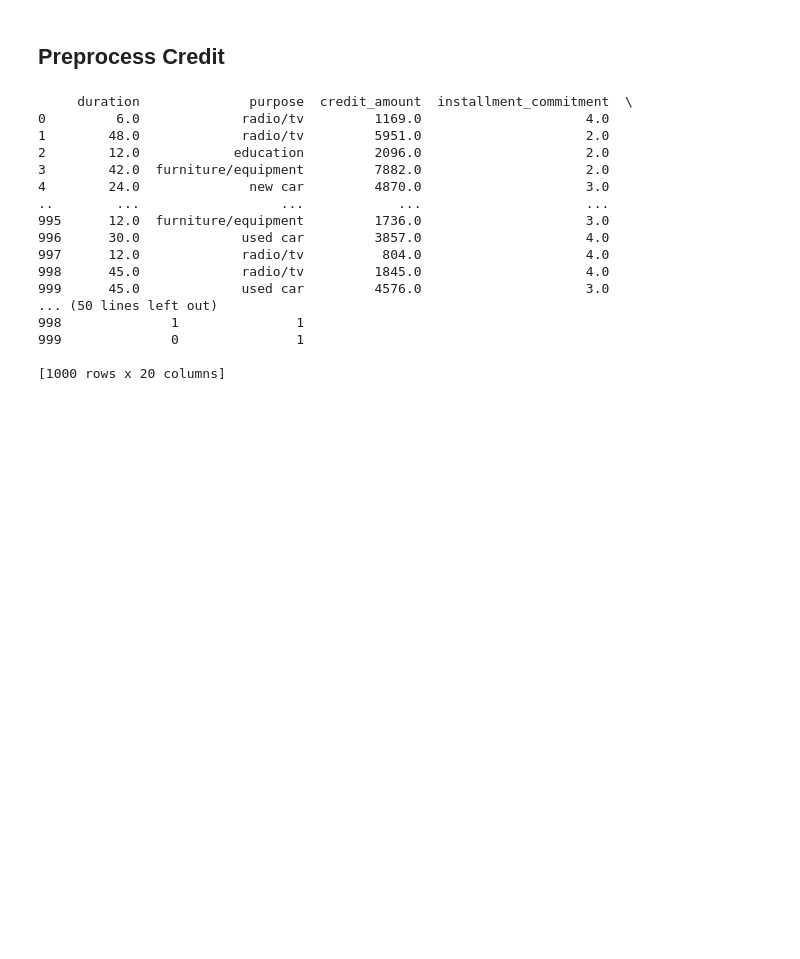
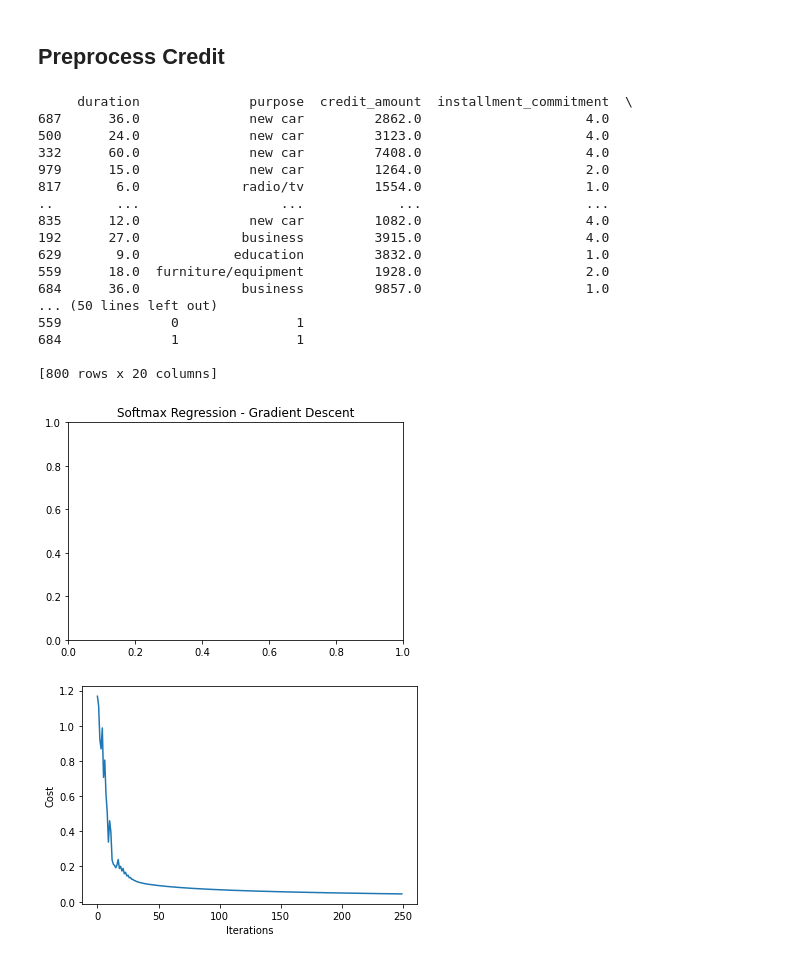
Before and after one commit to brendanmarks/project2, a Jupyter notebook: project2.ipynb, the cells around one changed output. Cells and saved outputs as stored; diff of their text form; code cells hidden in the pictures; blank space fills up the shorter version.

```diff
--- a/project2.ipynb
+++ b/project2.ipynb
@@ -14,5 +14,10 @@ digits_target = d['target']
 c = datasets.fetch_openml(name='credit-g', as_frame=True)
 credit = c['data']
 credit_target = c['target']
+
+from sklearn.model_selection import train_test_split
+digits, digits_test, digits_target, digits_target_test = train_test_split(digits, digits_target, test_size = 0.2, random_state = 0)
+
+credit, credit_test, credit_target, credit_target_test = train_test_split(credit, credit_target, test_size = 0.2, random_state = 0)
 # %% [markdown]
 ## Preprocess Digits
@@ -53,24 +37,25 @@ def get_onehot (df, cat_feat):
     return categories.apply(lambda col: le.fit_transform(col))
 
 one_hot_cols = get_onehot(credit, credit_cat)
+one_hot_cols_test = get_onehot(credit_test, credit_cat)
 credit_no_cat = credit.drop(credit_cat, axis = 1)
 credit = pd.concat([credit_no_cat, one_hot_cols], axis=1)
 print (credit)
 # %% [output]
      duration              purpose  credit_amount  installment_commitment  \
-0         6.0             radio/tv         1169.0                     4.0
-1        48.0             radio/tv         5951.0                     2.0
-2        12.0            education         2096.0                     2.0
-3        42.0  furniture/equipment         7882.0                     2.0
-4        24.0              new car         4870.0                     3.0
+687      36.0              new car         2862.0                     4.0
+500      24.0              new car         3123.0                     4.0
+332      60.0              new car         7408.0                     4.0
+979      15.0              new car         1264.0                     2.0
+817       6.0             radio/tv         1554.0                     1.0
 ..        ...                  ...            ...                     ...
-995      12.0  furniture/equipment         1736.0                     3.0
-996      30.0             used car         3857.0                     4.0
-997      12.0             radio/tv          804.0                     4.0
-998      45.0             radio/tv         1845.0                     4.0
-999      45.0             used car         4576.0                     3.0
+835      12.0              new car         1082.0                     4.0
+192      27.0             business         3915.0                     4.0
+629       9.0            education         3832.0                     1.0
+559      18.0  furniture/equipment         1928.0                     2.0
+684      36.0             business         9857.0                     1.0
 ... (50 lines left out)
-998              1               1
-999              0               1
+559              0               1
+684              1               1
 
-[1000 rows x 20 columns]
+[800 rows x 20 columns]
@@ -76,0 +314,33 @@ print (credit)
+# %%
+from mlxtend.data import iris_data
+from mlxtend.plotting import plot_decision_regions
+import matplotlib.pyplot as plt
+
+# Loading Data
+
+#X = one_hot_cols.values
+#y = credit_target.values
+
+X = digits.values
+y = digits_target.values
+
+# standardize
+#X[:,0] = (X[:,0] - X[:,0].mean()) / X[:,0].std()
+#X[:,1] = (X[:,1] - X[:,1].mean()) / X[:,1].std()
+
+lr = SoftmaxRegression(eta=0.00001, epochs=250, minibatches=1, random_seed=0)
+lr.fit(X, y)
+
+#X_plt = X[:, [0,1]]
+
+#plot_decision_regions(X_plt, y, clf=lr)
+plt.title('Softmax Regression - Gradient Descent')
+plt.show()
+
+plt.plot(range(len(lr.cost_)), lr.cost_)
+plt.xlabel('Iterations')
+plt.ylabel('Cost')
+plt.show()
+# %% [output]
+[figure, added]
+[figure, added]
```
Also changed, not shown: parts of 8 cells of this notebook.
